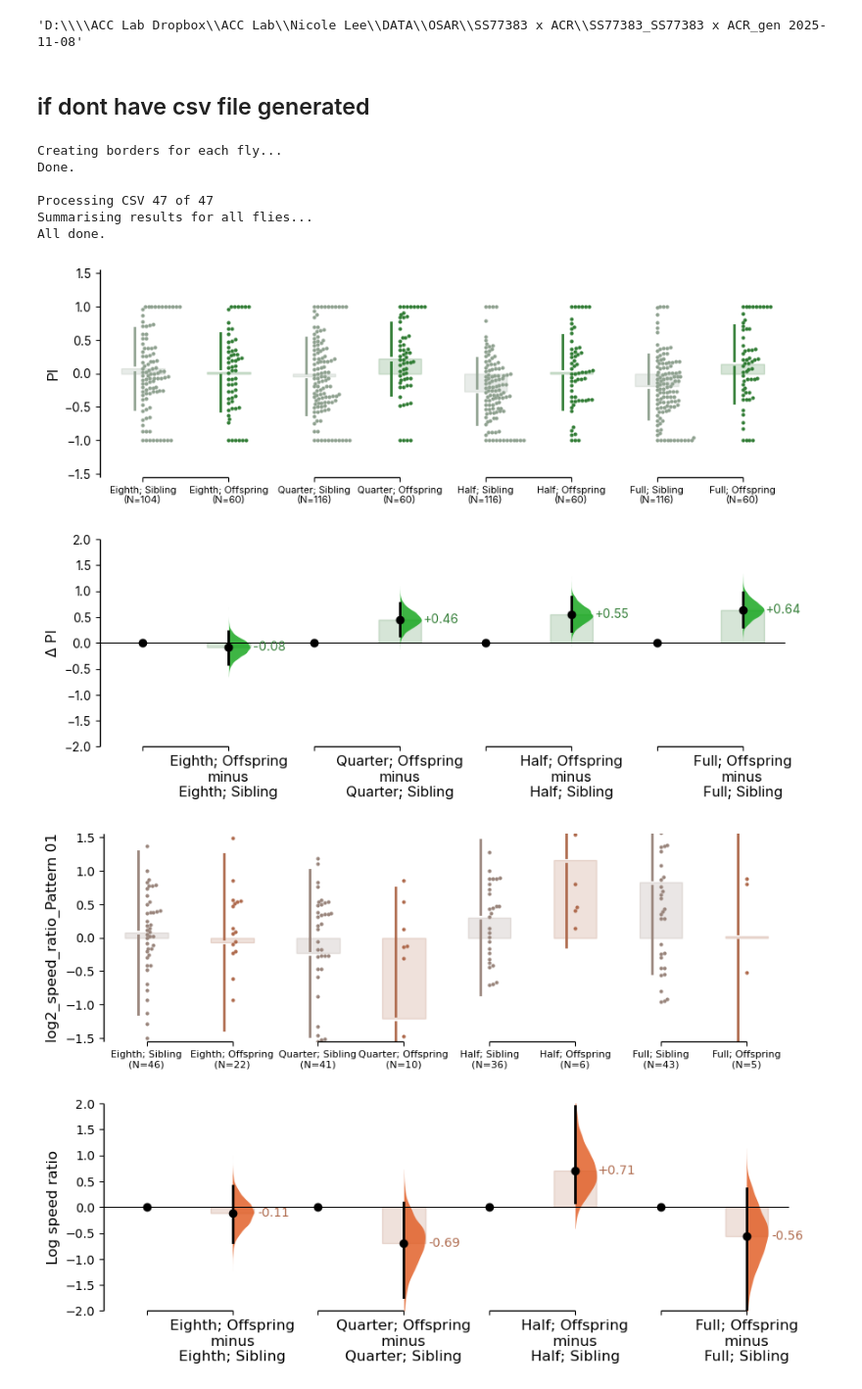
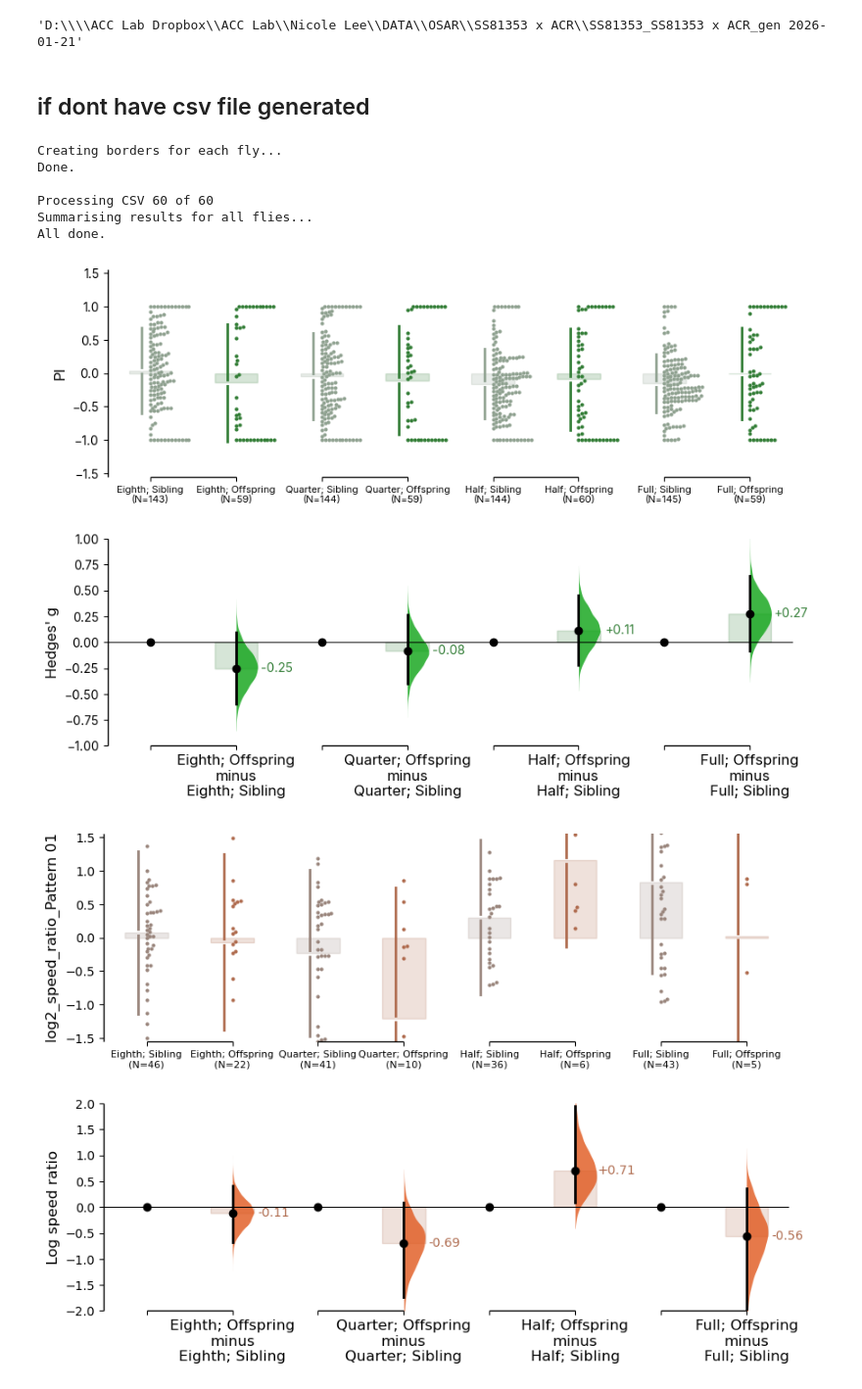
Before and after one commit to lnicole08/OSAR-Nicole-version, a Jupyter notebook: Four light intensities.ipynb, the cells around one changed output. Shown at 98% size. Cells and saved outputs as stored; diff of their text form; code cells hidden in the pictures.

```diff
--- a/Four light intensities.ipynb
+++ b/Four light intensities.ipynb
@@ -23,5 +25,5 @@ print(osar.__version__)
 # %%
-basegenotype = "SS77383"
+basegenotype = "SS81353"
 responder = "ACR"
 addNotes = basegenotype + " x " + responder
 trans = addNotes
@@ -48,7 +50,7 @@ filename = filename + addNotes + filename_AppendDT
 
 filename
 # %% [output]
-'D:\\\\ACC Lab Dropbox\\ACC Lab\\Nicole Lee\\DATA\\OSAR\\SS77383 x ACR\\SS77383_SS77383 x ACR_gen 2025-11-08'
+'D:\\\\ACC Lab Dropbox\\ACC Lab\\Nicole Lee\\DATA\\OSAR\\SS81353 x ACR\\SS81353_SS81353 x ACR_gen 2026-01-21'
 # %%
 #for fonts only
 import matplotlib.pyplot as plt
@@ -116,21 +118,23 @@ osarAnalysis = osar.osar(baseDirectory,
 Creating borders for each fly...
 Done.
 
-Processing CSV 47 of 47
+Processing CSV 60 of 60
 Summarising results for all flies...
 All done.
 # %%
 piratio = osarAnalysis.contrasts.pi.time_spent_in_light(epoch='first', baseline_corrected=False)
 
-piratio.hedges_g.plot(custom_palette= my_color_palette_pi, fig_size=(10,7), fontsize_rawylabel=12, fontsize_rawxlabel=8,
+figure = piratio.hedges_g.plot(custom_palette= my_color_palette_pi, fig_size=(10,7), fontsize_rawylabel=12, fontsize_rawxlabel=8,
         fontsize_contrastxlabel=12, fontsize_contrastylabel=12, contrast_marker_size=6,  raw_ylim=(-1.55,1.55),
-                               contrast_ylim=(-2,2), raw_label = "PI",
+                               contrast_ylim=(-1,1), raw_label = "PI",
                                #fig_size=(10,7),
-                               contrast_label="Δ PI",
+                               contrast_label="Hedges' g",
                                raw_marker_size= 1
                           );
+
+figure.savefig("D:\\ACC Lab Dropbox\\ACC Lab\\Nicole Lee\\Data Compilation\\osar_compiled\\Figure\\" + trans + ".svg")
 # %% [output]
-[figure, old version]
+[figure, new version]
 # %%
 # osarFig_PI_Meandiff.savefig(filename + '.png', bbox_inches="tight", dpi=300)
 # %%
```
Also changed, not shown: parts of 1 cell of this notebook, 7 other files.
